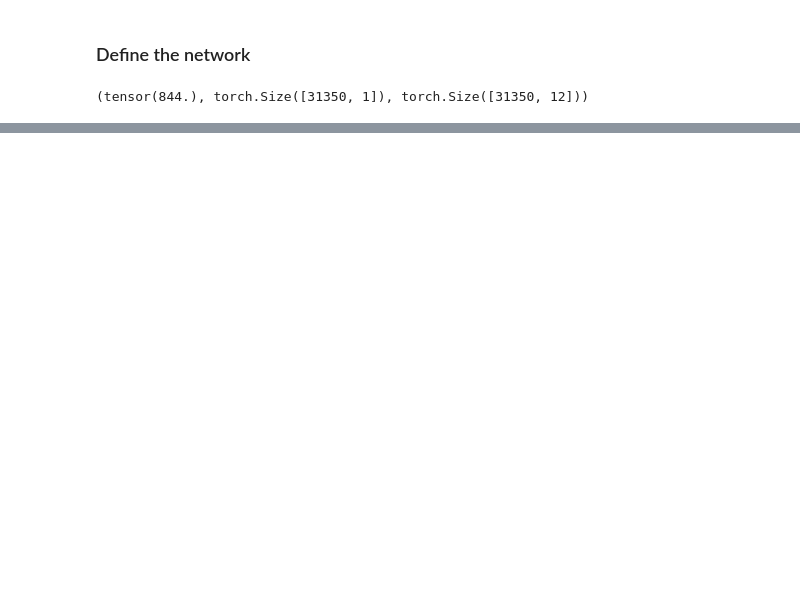
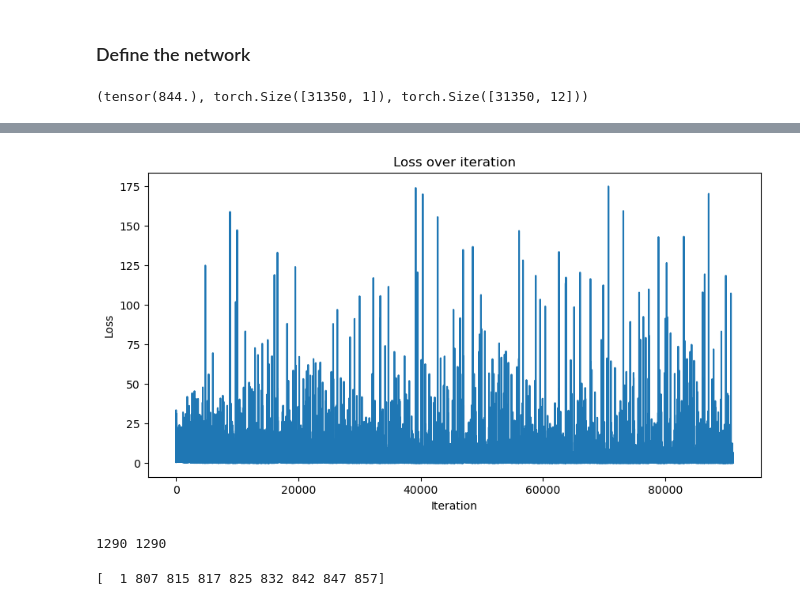
Before and after one commit to krwiles/capstone-project, a Jupyter notebook: project.ipynb, the cells around one changed output, grey strips where cells are left out. Cells and saved outputs as stored; diff of their text form; code cells hidden in the pictures; blank space fills up the shorter version.

```diff
--- a/project.ipynb
+++ b/project.ipynb
@@ -583,0 +618,4 @@ plt.show()
+# %%
+model = LSTMModel(12, 128, 1, 1)
+criterion = nn.BCEWithLogitsLoss(pos_weight = pit_weight) # binary cross entropy loss function
+optimizer = optim.Adam(model.parameters(), lr=0.001)
@@ -583,0 +645,6 @@ plt.show()
+# %%
+# minmax the data
+min_val = X_train.min(axis=0)[0]  # Column-wise min
+max_val = X_train.max(axis=0)[0]  # Column-wise max
+X_train = (X_train - min_val) / (max_val - min_val)  # Scale training data to [0, 1]
+X_test = (X_test - min_val) / (max_val - min_val)    # Scale test data using training min and max
@@ -583,0 +672,23 @@ plt.show()
+# %%
+num_epochs = 3
+losses = []
+n = 0
+
+for epoch in range(num_epochs):
+    epoch_print = False
+
+    for X, y in zip(X_train, y_train):
+
+        # forward pass
+        y_pred = model(X)
+        loss = criterion(y_pred, y)
+
+        # backward pass
+        optimizer.zero_grad()
+        loss.backward()
+        optimizer.step()
+
+        losses.append(loss.item())
+        if epoch_print == False:
+            epoch_print = True
+            print(f'Epoch [{epoch + 1}], Loss: {loss.item()}')
@@ -583,0 +699,9 @@ plt.show()
+# %%
+plt.figure(figsize=(10,5))
+plt.plot(range(0, len(losses)), losses[0::])
+plt.xlabel('Iteration')
+plt.ylabel('Loss')
+plt.title('Loss over iteration')
+plt.show()
+# %% [output]
+[figure, added]
@@ -583,0 +715,25 @@ plt.show()
+# %%
+# reasemble the predictions from the segments
+X_test_original[0]
+
+prediction = []
+j = 0
+for i in range(len(X_test_original)):
+    if X_test_original[i][0] >= WS:
+        prediction.append(y_pred[j])
+        j += 1
+        continue
+    prediction.append(0)
+
+print(len(X_test_original), len(prediction))
+# %% [output]
+1290 1290
+# %%
+test = df_test.copy()
+test['predictedNext'] = prediction
+race1 = test[test['raceId'] == 1131]
+print(race1['driverId'].unique())
+driver1_1 = race1[race1['driverId'] == 1]
+driver2_1 = race1[race1['driverId'] == 807]
+# %% [output]
+[  1 807 815 817 825 832 842 847 857]
```
Also changed, not shown: parts of 23 cells of this notebook.
